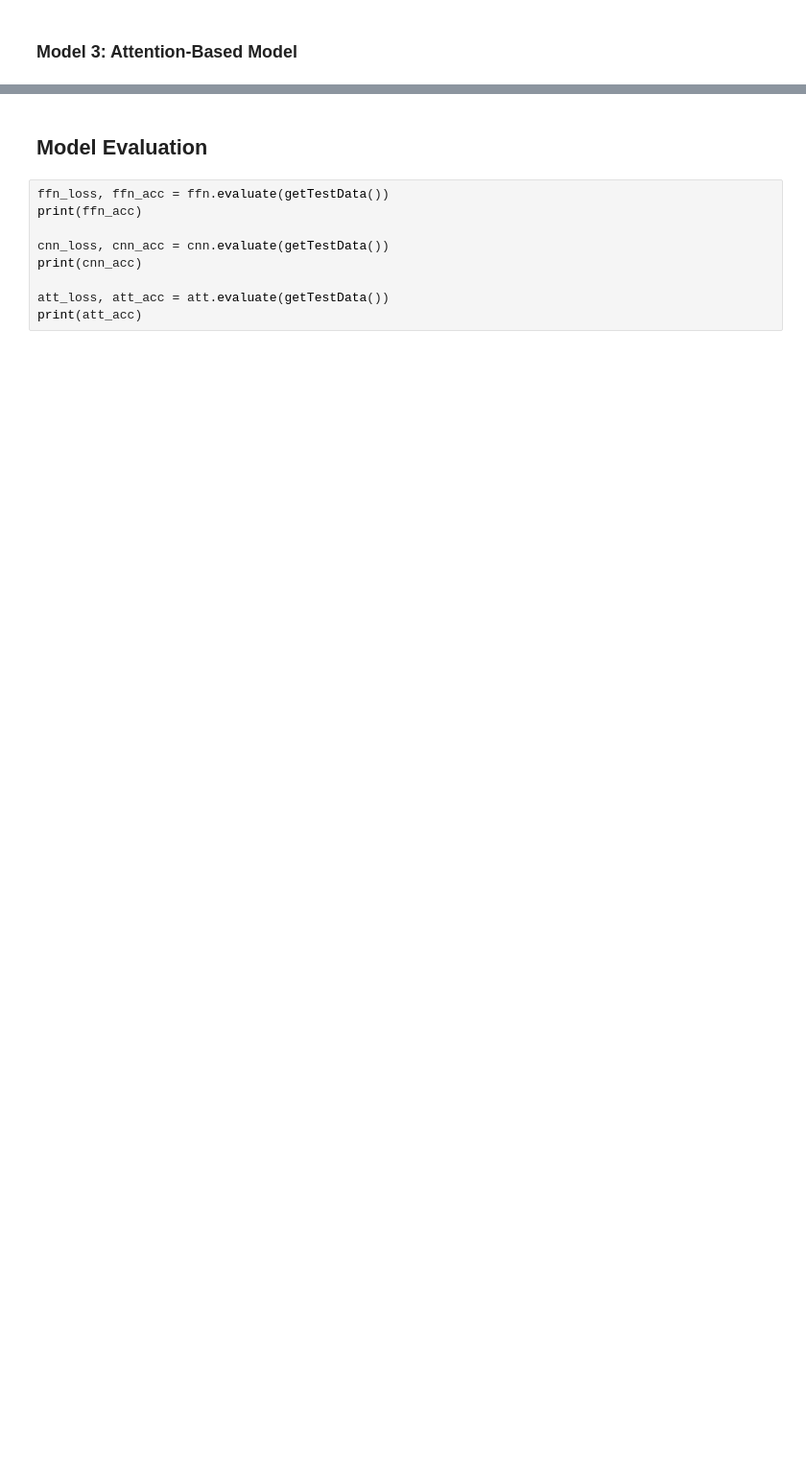
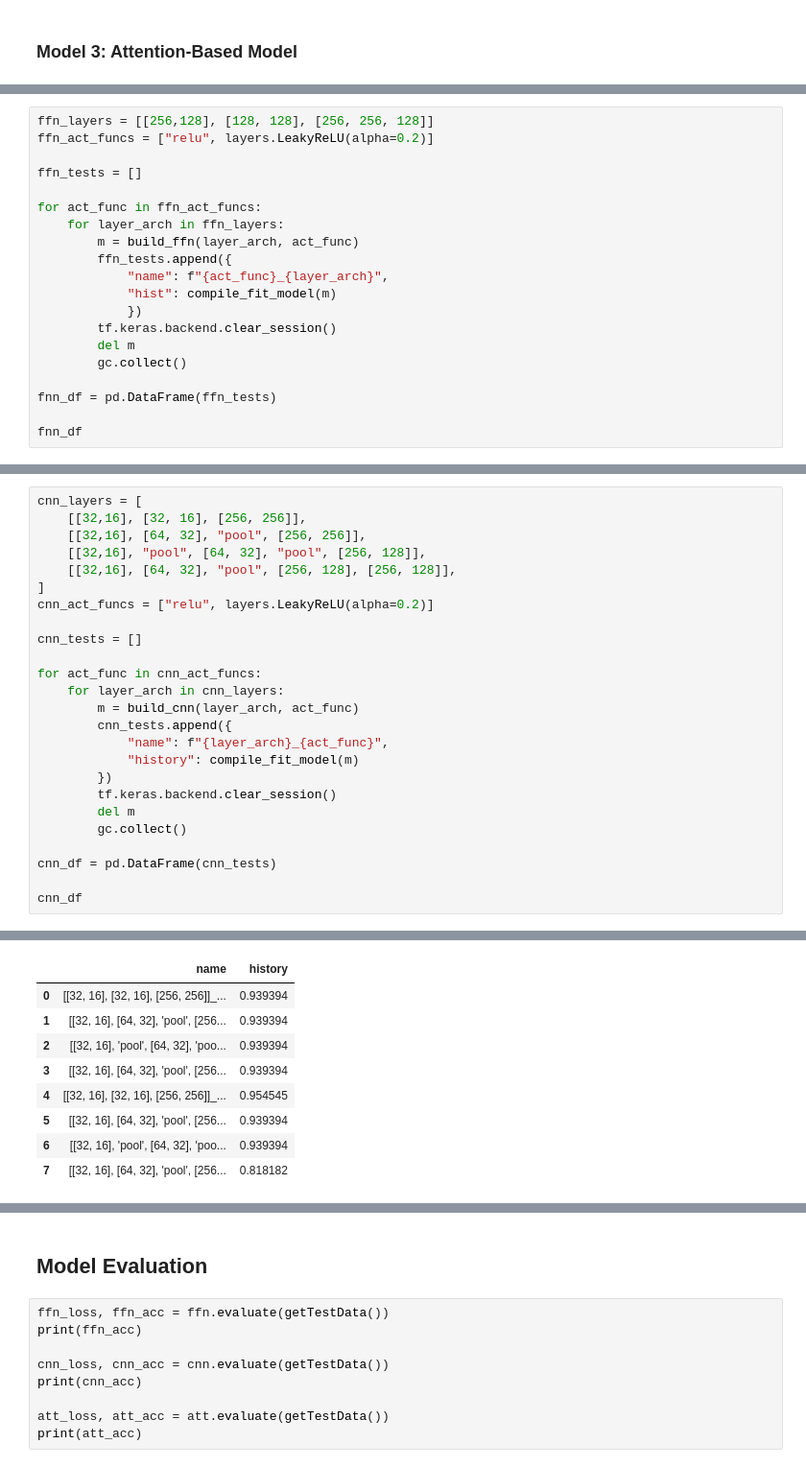
Before and after one commit to cs-ee4841-group1/final_project, a Jupyter notebook: Code.ipynb, the cells around one changed output, grey strips where cells are left out. Shown at 96% size. Saved outputs shown, nothing was run; the diff lists cells and outputs as text; blank space fills up the shorter version.

```diff
--- a/Code.ipynb
+++ b/Code.ipynb
@@ -339,0 +266,20 @@ Best validation accuracy: 0.9846153855323792
+# %%
+ffn_layers = [[256,128], [128, 128], [256, 256, 128]]
+ffn_act_funcs = ["relu", layers.LeakyReLU(alpha=0.2)]
+
+ffn_tests = []
+
+for act_func in ffn_act_funcs:
+    for layer_arch in ffn_layers:
+        m = build_ffn(layer_arch, act_func)
+        ffn_tests.append({
+            "name": f"{act_func}_{layer_arch}",
+            "hist": compile_fit_model(m)
+            })
+        tf.keras.backend.clear_session()
+        del m
+        gc.collect()
+
+fnn_df = pd.DataFrame(ffn_tests)
+
+fnn_df
@@ -339,0 +321,26 @@ Best validation accuracy: 0.9846153855323792
+# %%
+cnn_layers = [
+    [[32,16], [32, 16], [256, 256]],
+    [[32,16], [64, 32], "pool", [256, 256]],
+    [[32,16], "pool", [64, 32], "pool", [256, 128]],
+    [[32,16], [64, 32], "pool", [256, 128], [256, 128]],
+]
+cnn_act_funcs = ["relu", layers.LeakyReLU(alpha=0.2)]
+
+cnn_tests = []
+
+for act_func in cnn_act_funcs:
+    for layer_arch in cnn_layers:
+        m = build_cnn(layer_arch, act_func)
+        cnn_tests.append({
+            "name": f"{layer_arch}_{act_func}",
+            "history": compile_fit_model(m)
+        })
+        tf.keras.backend.clear_session()
+        del m
+        gc.collect()
+
+cnn_df = pd.DataFrame(cnn_tests)
+
+cnn_df
+# %% [output]
@@ -339,0 +367,9 @@ Best validation accuracy: 0.9846153855323792
+|  | name | history |
+| 0 | [[32, 16], [32, 16], [256, 256]]_... | 0.939394 |
+| 1 | [[32, 16], [64, 32], 'pool', [256... | 0.939394 |
+| 2 | [[32, 16], 'pool', [64, 32], 'poo... | 0.939394 |
+| 3 | [[32, 16], [64, 32], 'pool', [256... | 0.939394 |
+| 4 | [[32, 16], [32, 16], [256, 256]]_... | 0.954545 |
+| 5 | [[32, 16], [64, 32], 'pool', [256... | 0.939394 |
+| 6 | [[32, 16], 'pool', [64, 32], 'poo... | 0.939394 |
+| 7 | [[32, 16], [64, 32], 'pool', [256... | 0.818182 |
```
Also changed, not shown: parts of 15 cells of this notebook.
